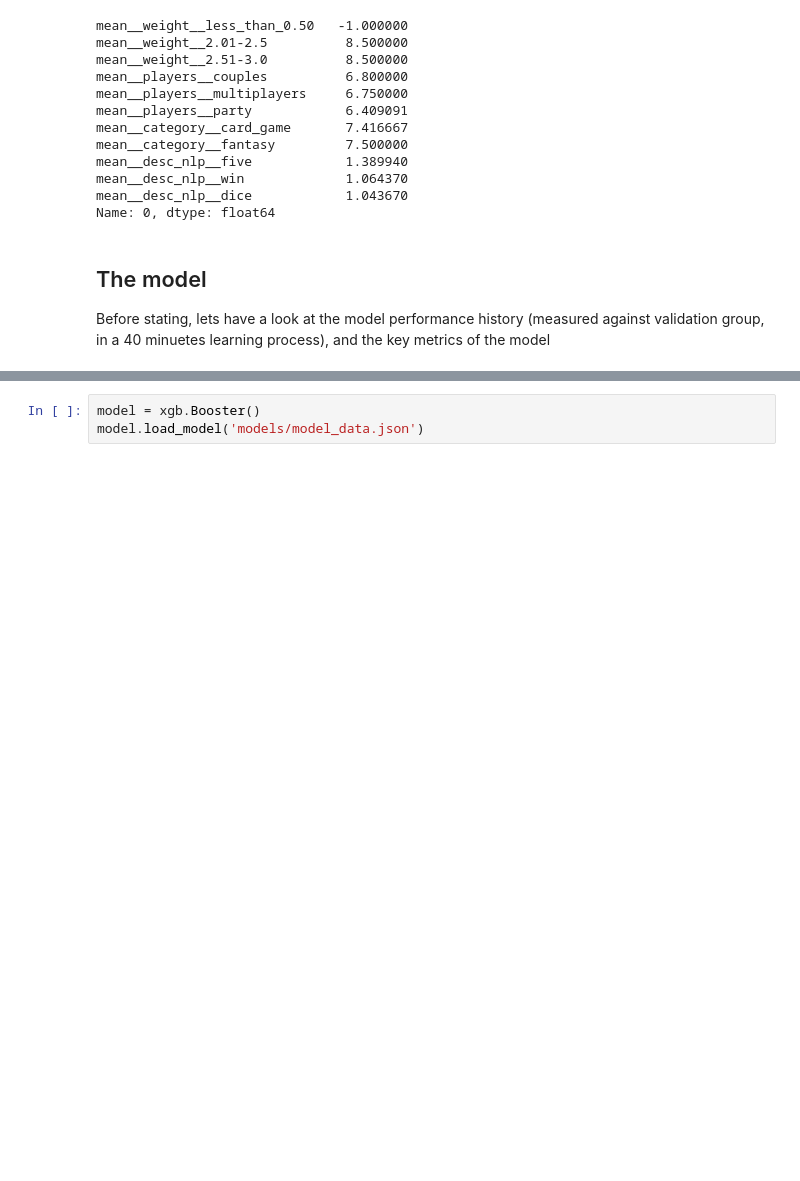
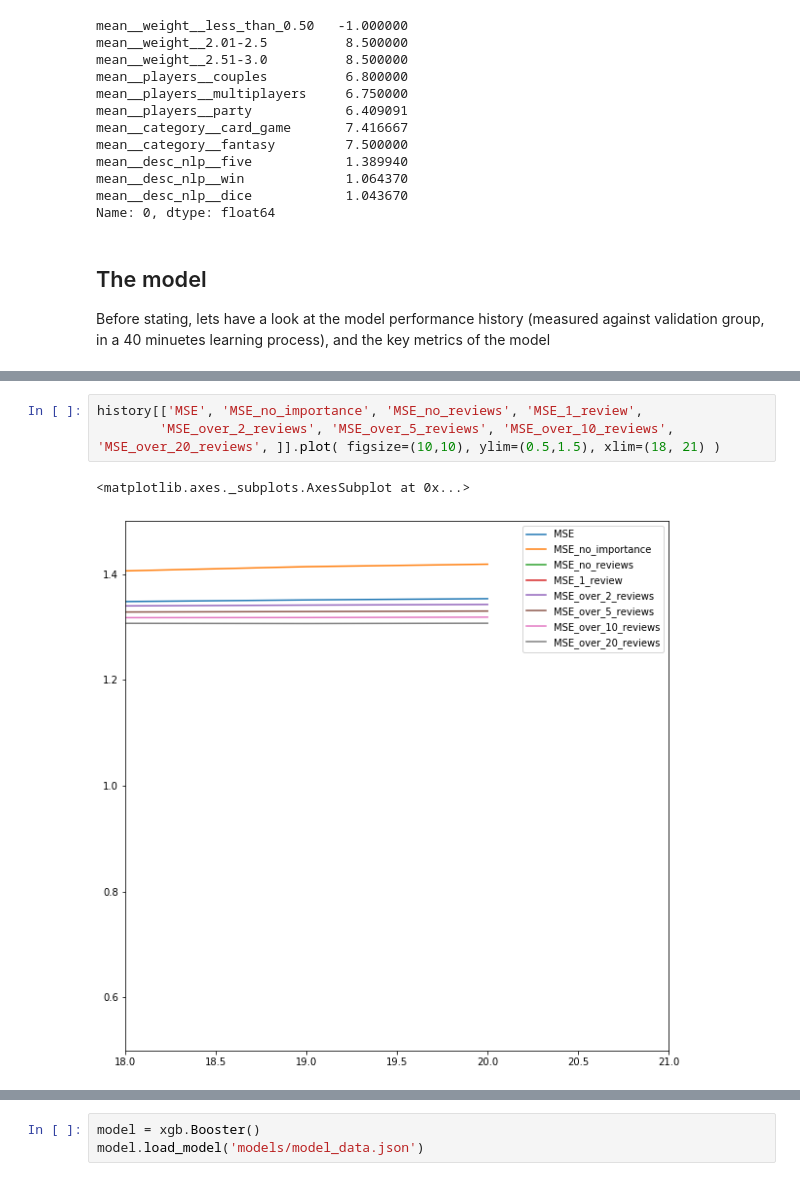
Before and after one commit to guruyaya/bgg-recommandation-model, a Jupyter notebook: exploring_model.ipynb, the cells around one changed output, grey strips where cells are left out. Drawn from its saved outputs; the diff is of its cells as text; blank space fills up the shorter version.

```diff
--- a/exploring_model.ipynb
+++ b/exploring_model.ipynb
@@ -170,3 +198,9 @@ history[['MSE', 'MSE_no_importance', 'MSE_no_reviews', 'MSE_1_review',
+# %%
+history[['MSE', 'MSE_no_importance', 'MSE_no_reviews', 'MSE_1_review',
+        'MSE_over_2_reviews', 'MSE_over_5_reviews', 'MSE_over_10_reviews', 'MSE_over_20_reviews', ]].plot( figsize=(10,10), ylim=(0.5,1.5), xlim=(18, 21) )
+# %% [output]
+<matplotlib.axes._subplots.AxesSubplot at 0x...>
+[figure, added]
 # %%
 history.iloc[-1]
 # %% [output]
```
Also changed, not shown: parts of 20 cells of this notebook.
